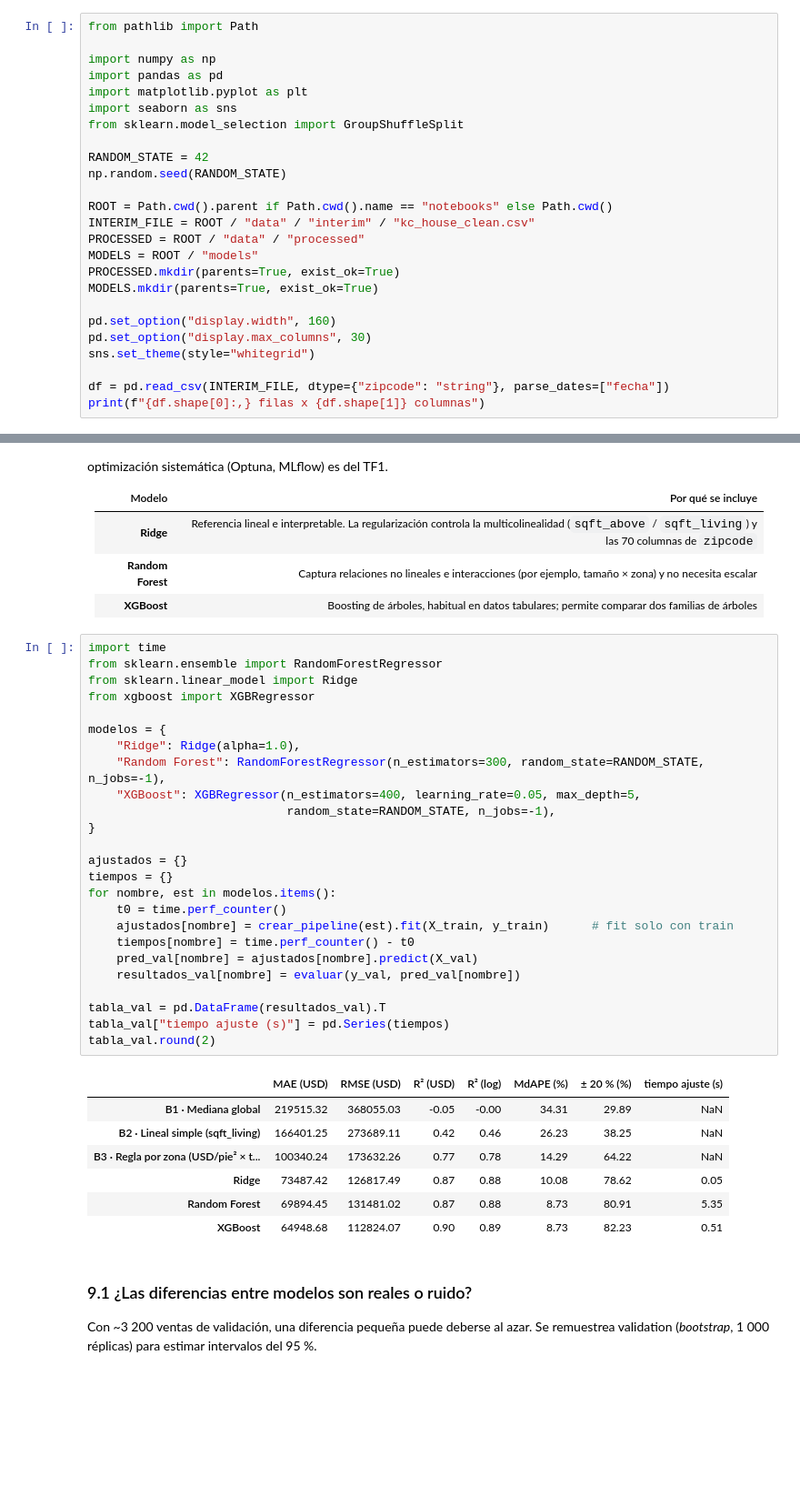
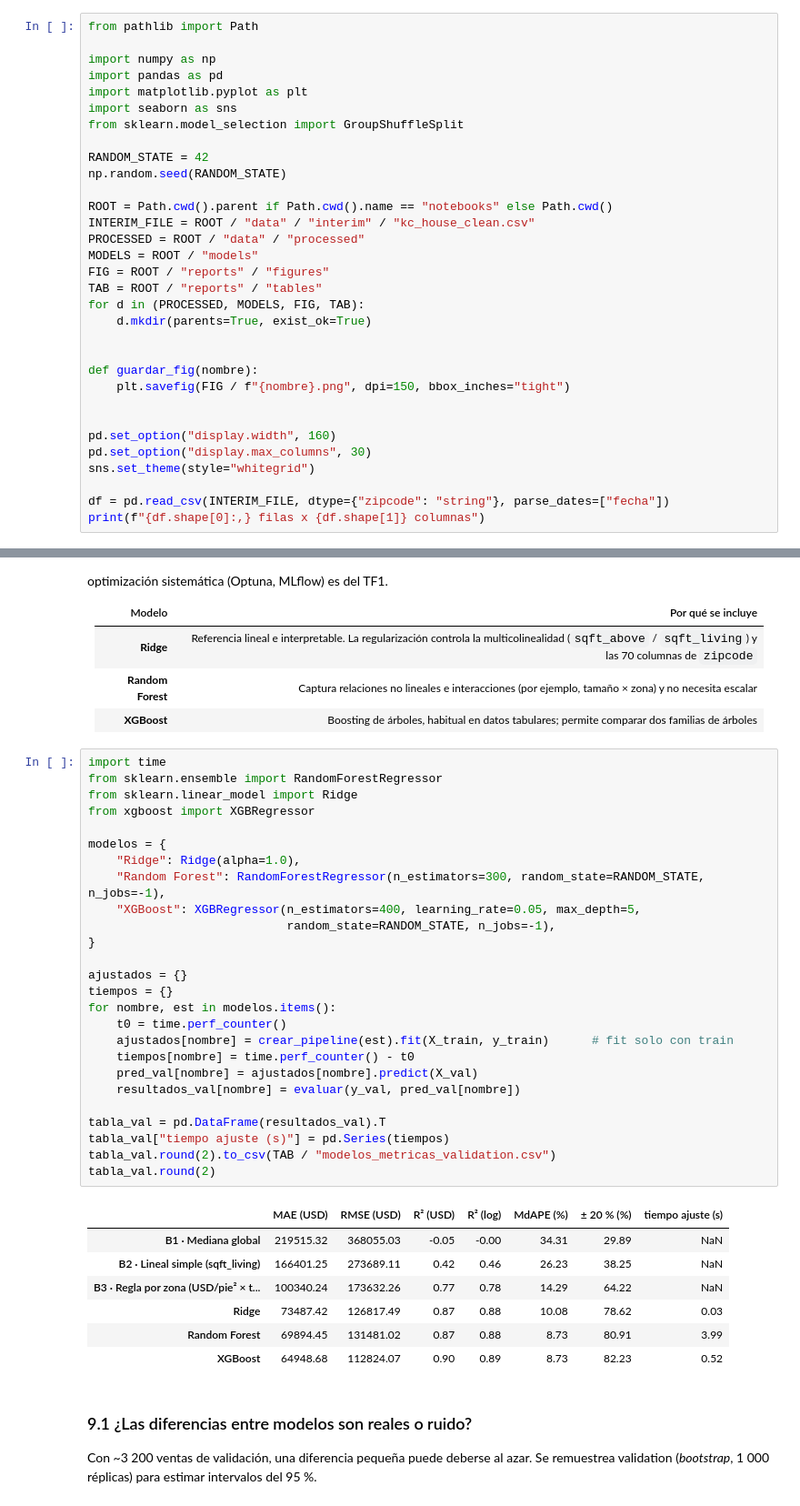
Before and after one commit to lvanCR/cc209-precios-inmobiliarios, a Jupyter notebook: notebooks/04_baseline_y_modelos.ipynb, the cells around one changed output, grey strips where cells are left out. Shown at 91% size. Cells and saved outputs as stored; diff of their text form; blank space fills up the shorter version.

```diff
--- a/notebooks/04_baseline_y_modelos.ipynb
+++ b/notebooks/04_baseline_y_modelos.ipynb
@@ -20,8 +20,15 @@ ROOT = Path.cwd().parent if Path.cwd().name == "notebooks" else Path.cwd()
 INTERIM_FILE = ROOT / "data" / "interim" / "kc_house_clean.csv"
 PROCESSED = ROOT / "data" / "processed"
 MODELS = ROOT / "models"
-PROCESSED.mkdir(parents=True, exist_ok=True)
-MODELS.mkdir(parents=True, exist_ok=True)
+FIG = ROOT / "reports" / "figures"
+TAB = ROOT / "reports" / "tables"
+for d in (PROCESSED, MODELS, FIG, TAB):
+    d.mkdir(parents=True, exist_ok=True)
+
+
+def guardar_fig(nombre):
+    plt.savefig(FIG / f"{nombre}.png", dpi=150, bbox_inches="tight")
+
 
 pd.set_option("display.width", 160)
 pd.set_option("display.max_columns", 30)
@@ -435,36 +445,37 @@ Tres modelos con el **mismo pipeline, mismo split y misma semilla**. Hiperparám
 # %%
 import time
 from sklearn.ensemble import RandomForestRegressor
 from sklearn.linear_model import Ridge
 from xgboost import XGBRegressor
 
 modelos = {
     "Ridge": Ridge(alpha=1.0),
     "Random Forest": RandomForestRegressor(n_estimators=300, random_state=RANDOM_STATE, n_jobs=-1),
     "XGBoost": XGBRegressor(n_estimators=400, learning_rate=0.05, max_depth=5,
                             random_state=RANDOM_STATE, n_jobs=-1),
 }
 
 ajustados = {}
 tiempos = {}
 for nombre, est in modelos.items():
     t0 = time.perf_counter()
     ajustados[nombre] = crear_pipeline(est).fit(X_train, y_train)      # fit solo con train
     tiempos[nombre] = time.perf_counter() - t0
     pred_val[nombre] = ajustados[nombre].predict(X_val)
     resultados_val[nombre] = evaluar(y_val, pred_val[nombre])
 
 tabla_val = pd.DataFrame(resultados_val).T
 tabla_val["tiempo ajuste (s)"] = pd.Series(tiempos)
+tabla_val.round(2).to_csv(TAB / "modelos_metricas_validation.csv")
 tabla_val.round(2)
 # %% [output]
 |  | MAE (USD) | RMSE (USD) | R² (USD) | R² (log) | MdAPE (%) | ± 20 % (%) | tiempo ajuste (s) |
 | B1 · Mediana global | 219515.32 | 368055.03 | -0.05 | -0.00 | 34.31 | 29.89 | NaN |
 | B2 · Lineal simple (sqft_living) | 166401.25 | 273689.11 | 0.42 | 0.46 | 26.23 | 38.25 | NaN |
 | B3 · Regla por zona (USD/pie² × t... | 100340.24 | 173632.26 | 0.77 | 0.78 | 14.29 | 64.22 | NaN |
-| Ridge | 73487.42 | 126817.49 | 0.87 | 0.88 | 10.08 | 78.62 | 0.05 |
-| Random Forest | 69894.45 | 131481.02 | 0.87 | 0.88 | 8.73 | 80.91 | 5.35 |
-| XGBoost | 64948.68 | 112824.07 | 0.90 | 0.89 | 8.73 | 82.23 | 0.51 |
+| Ridge | 73487.42 | 126817.49 | 0.87 | 0.88 | 10.08 | 78.62 | 0.03 |
+| Random Forest | 69894.45 | 131481.02 | 0.87 | 0.88 | 8.73 | 80.91 | 3.99 |
+| XGBoost | 64948.68 | 112824.07 | 0.90 | 0.89 | 8.73 | 82.23 | 0.52 |
 # %% [markdown]
 ### 9.1 ¿Las diferencias entre modelos son reales o ruido?
 Con ~3 200 ventas de validación, una diferencia pequeña puede deberse al azar. Se remuestrea validation (*bootstrap*, 1 000 réplicas) para estimar intervalos del 95 %.
```
Also changed, not shown: parts of 15 cells of this notebook, 33 other files.
